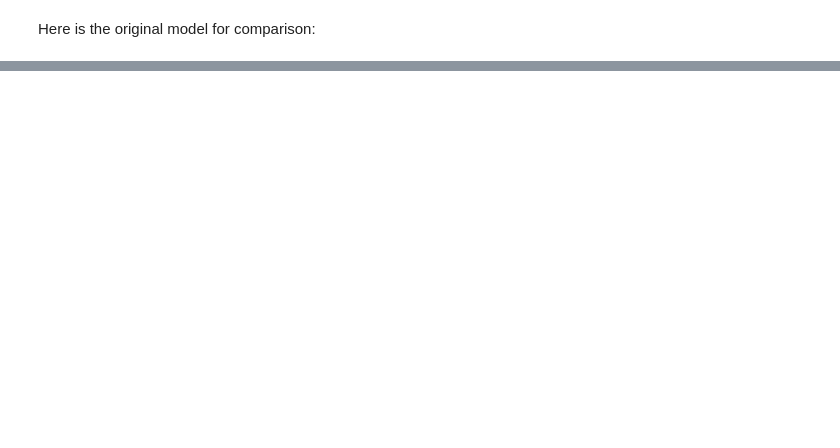
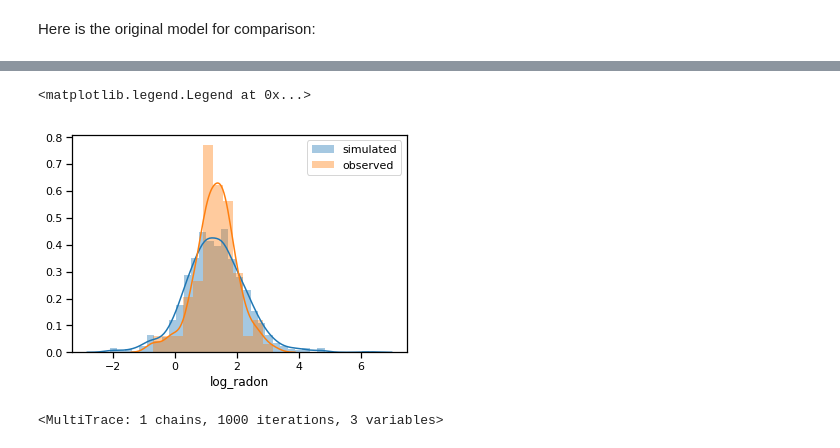
Before and after one commit to fepo68/probabilisticMLcourseUTP2019, a Jupyter notebook: LAB3_BI/bayesianInferenceIntro.ipynb, the cells around one changed output, grey strips where cells are left out. Saved outputs shown, nothing was run; the diff lists cells and outputs as text; code cells hidden in the pictures; blank space fills up the shorter version.

```diff
--- a/LAB3_BI/bayesianInferenceIntro.ipynb
+++ b/LAB3_BI/bayesianInferenceIntro.ipynb
@@ -295,0 +296,15 @@ plot_posterior(samples, varnames=['μ'], ref_val=np.log(4), color='LightSeaGreen
+# %%
+mus = samples['μ']
+sigmas = samples['σ']
+sensitivity_samplesv = Normal.dist(mus, sigmas).random()
+
+sns.distplot(sensitivity_samplesv, label='simulated')
+sns.distplot(hennepin_radon, label='observed')
+plt.legend()
+# %% [output]
+<matplotlib.legend.Legend at 0x...>
+[figure, added]
+# %%
+print(sensitivity_samples)
+# %% [output]
+<MultiTrace: 1 chains, 1000 iterations, 3 variables>
```
Also changed, not shown: parts of 9 cells of this notebook, 2 other files.
